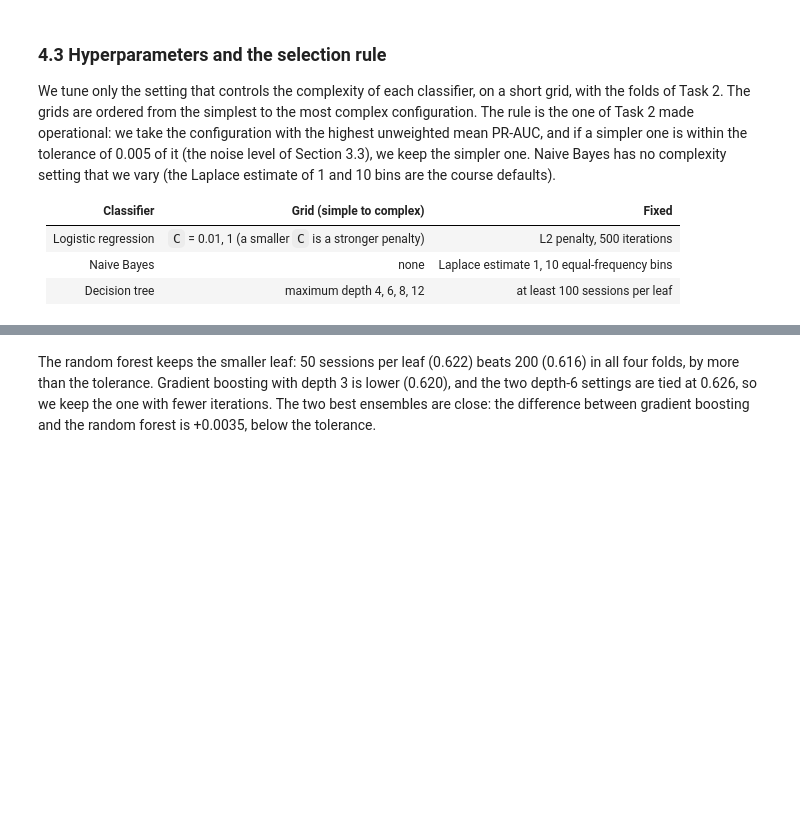
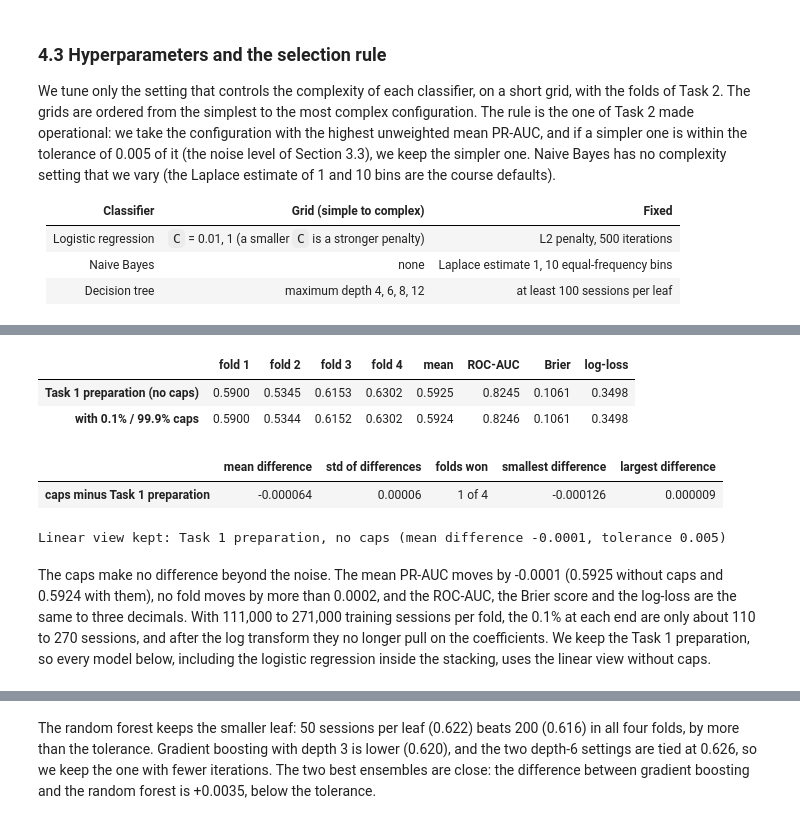
Before and after one commit to AmirMasnavi/MINDD, a Jupyter notebook: Task3.ipynb, the cells around one changed output, grey strips where cells are left out. Saved outputs shown, nothing was run; the diff lists cells and outputs as text; code cells hidden in the pictures; blank space fills up the shorter version.

```diff
--- a/Task3.ipynb
+++ b/Task3.ipynb
@@ -819,3 +847,35 @@ set the level of the result.
+# %%
+chosen_C = float(CHOSEN["Logistic regression"].removeprefix("LR C="))
+FACTORY["LR capped"] = make_logistic(chosen_C, cap=True)
+cv_run("LR capped", FACTORY["LR capped"], SELECTED)
+
+cap_labels = [CHOSEN["Logistic regression"], "LR capped"]
+cap_table = config_table(cap_labels, CHOSEN["Logistic regression"]).drop(columns="chosen")
+cap_table.index = ["Task 1 preparation (no caps)", "with 0.1% / 99.9% caps"]
+display(cap_table.style.format("{:.4f}"))
+fold_cols = [c for c in metric_table(cap_labels).columns if c != "mean"]
+cap_diff, cap_summary = paired(metric_table(cap_labels).loc["LR capped", fold_cols], metric_table(cap_labels).loc[CHOSEN["Logistic regression"], fold_cols])
+display(cap_summary.to_frame("caps minus Task 1 preparation").T)
+
+LINEAR_CAP = bool(cap_diff.mean() > TOLERANCE)
+LINEAR_VIEW_COMPARISON = {"task1": float(metric_table(cap_labels).loc[CHOSEN["Logistic regression"], "mean"]),
+                          "capped": float(metric_table(cap_labels).loc["LR capped", "mean"])}
+if LINEAR_CAP:
+    CHOSEN["Logistic regression"] = "LR capped"      # the stacking below then uses the capped view as well
+print("Linear view kept:", "with caps" if LINEAR_CAP else "Task 1 preparation, no caps",
+      f"(mean difference {cap_diff.mean():+.4f}, tolerance {TOLERANCE})")
+# %% [output]
+|  | fold 1 | fold 2 | fold 3 | fold 4 | mean | ROC-AUC | Brier | log-loss |
+| Task 1 preparation (no caps) | 0.5900 | 0.5345 | 0.6153 | 0.6302 | 0.5925 | 0.8245 | 0.1061 | 0.3498 |
+| with 0.1% / 99.9% caps | 0.5900 | 0.5344 | 0.6152 | 0.6302 | 0.5924 | 0.8246 | 0.1061 | 0.3498 |
+|  | mean difference | std of differences | folds won | smallest difference | largest difference |
+| caps minus Task 1 preparation | -0.000064 | 0.00006 | 1 of 4 | -0.000126 | 0.000009 |
+Linear view kept: Task 1 preparation, no caps (mean difference -0.0001, tolerance 0.005)
+# %% [markdown]
+The caps make no difference beyond the noise. The mean PR-AUC moves by -0.0001 (0.5925 without caps and 0.5924 with them), no fold moves by more than
+0.0002, and the ROC-AUC, the Brier score and the log-loss are the same to three decimals. With 111,000 to 271,000 training sessions per fold, the
+0.1% at each end are only about 110 to 270 sessions, and after the log transform they no longer pull on the coefficients. We keep the Task 1
+preparation, so every model below, including the logistic regression inside the stacking, uses the linear view without caps.
 # %%
 log_decision("4", "Individual models",
              "Logistic regression (linear), Categorical Naive Bayes (probabilistic) and a CART decision tree. k-NN and kernel SVM are left out.",
```
Also changed, not shown: parts of 33 cells of this notebook, 16 other files.
